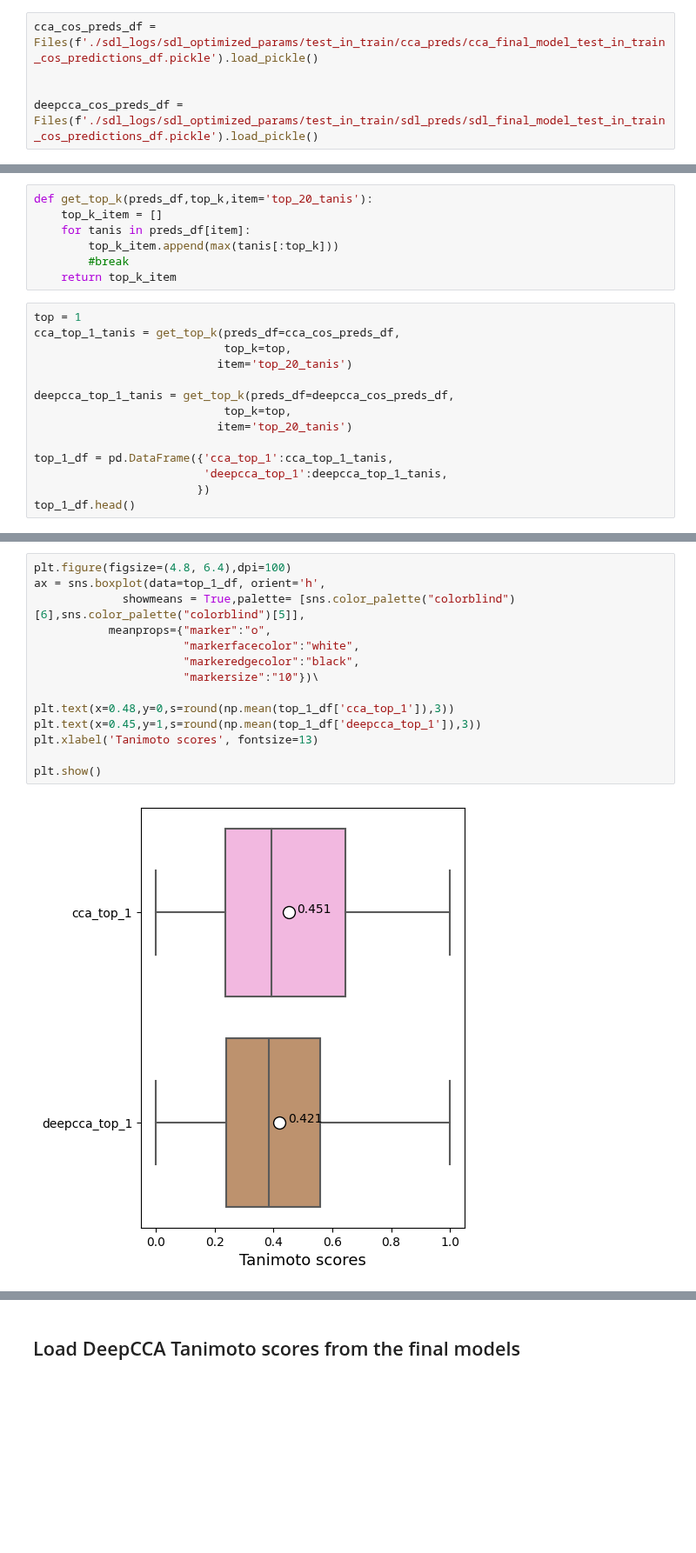
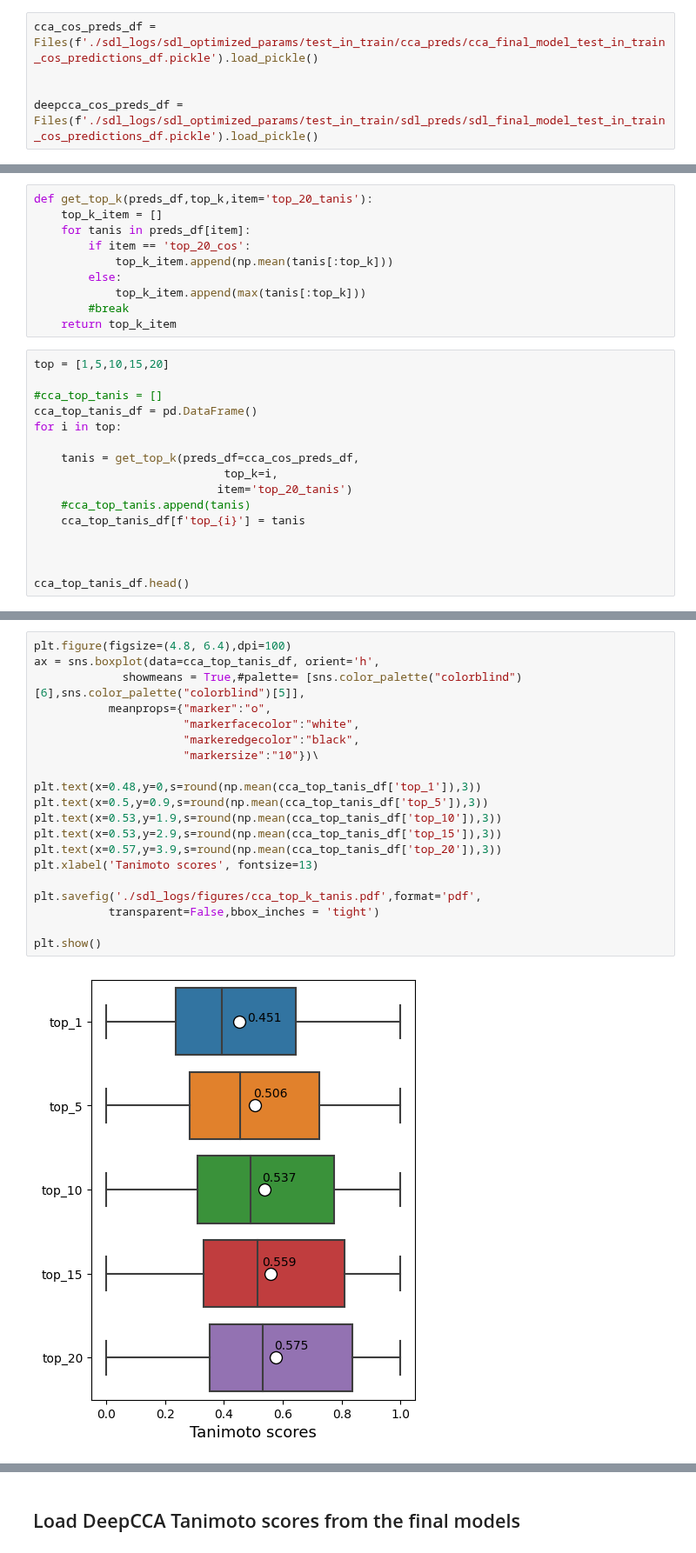
Before and after one commit to LukaLmelias/DeepCCA_thesis, a Jupyter notebook: final_model_prediction_and_evaluation.ipynb, the cells around one changed output, grey strips where cells are left out. Shown at 87% size. Cells and saved outputs as stored; diff of their text form; blank space fills up the shorter version.

Commit message:
top k tanis

```diff
--- a/final_model_prediction_and_evaluation.ipynb
+++ b/final_model_prediction_and_evaluation.ipynb
@@ -581,21 +599,26 @@ deepcca_cos_preds_df = Files(f'./sdl_logs/sdl_optimized_params/test_in_train/sdl
 def get_top_k(preds_df,top_k,item='top_20_tanis'):
     top_k_item = []
     for tanis in preds_df[item]:
-        top_k_item.append(max(tanis[:top_k]))
+        if item == 'top_20_cos':
+            top_k_item.append(np.mean(tanis[:top_k]))
+        else:
+            top_k_item.append(max(tanis[:top_k]))
         #break
     return top_k_item
 # %%
-top = 1
-cca_top_1_tanis = get_top_k(preds_df=cca_cos_preds_df,
-                            top_k=top,
+top = [1,5,10,15,20]
+
+#cca_top_tanis = []
+cca_top_tanis_df = pd.DataFrame()
+for i in top:
+
+    tanis = get_top_k(preds_df=cca_cos_preds_df,
+                            top_k=i,
                            item='top_20_tanis')
+    #cca_top_tanis.append(tanis)
+    cca_top_tanis_df[f'top_{i}'] = tanis
 
-deepcca_top_1_tanis = get_top_k(preds_df=deepcca_cos_preds_df,
-                            top_k=top,
-                           item='top_20_tanis')
 
-top_1_df = pd.DataFrame({'cca_top_1':cca_top_1_tanis,
-                         'deepcca_top_1':deepcca_top_1_tanis,
-                        })
-top_1_df.head()
+
+cca_top_tanis_df.head()
 # %% [output]
@@ -608,16 +631,22 @@ top_1_df.head()
 # %%
 plt.figure(figsize=(4.8, 6.4),dpi=100)
-ax = sns.boxplot(data=top_1_df, orient='h',
-             showmeans = True,palette= [sns.color_palette("colorblind")[6],sns.color_palette("colorblind")[5]],
+ax = sns.boxplot(data=cca_top_tanis_df, orient='h',
+             showmeans = True,#palette= [sns.color_palette("colorblind")[6],sns.color_palette("colorblind")[5]],
            meanprops={"marker":"o",
                       "markerfacecolor":"white",
                       "markeredgecolor":"black",
                       "markersize":"10"})\
 
-plt.text(x=0.48,y=0,s=round(np.mean(top_1_df['cca_top_1']),3))
-plt.text(x=0.45,y=1,s=round(np.mean(top_1_df['deepcca_top_1']),3))
+plt.text(x=0.48,y=0,s=round(np.mean(cca_top_tanis_df['top_1']),3))
+plt.text(x=0.5,y=0.9,s=round(np.mean(cca_top_tanis_df['top_5']),3))
+plt.text(x=0.53,y=1.9,s=round(np.mean(cca_top_tanis_df['top_10']),3))
+plt.text(x=0.53,y=2.9,s=round(np.mean(cca_top_tanis_df['top_15']),3))
+plt.text(x=0.57,y=3.9,s=round(np.mean(cca_top_tanis_df['top_20']),3))
 plt.xlabel('Tanimoto scores', fontsize=13)
 
+plt.savefig('./sdl_logs/figures/cca_top_k_tanis.pdf',format='pdf',
+           transparent=False,bbox_inches = 'tight')
+
 plt.show()
 # %% [output]
-[figure, old version]
+[figure, new version]
```
Also changed, not shown: parts of 15 cells of this notebook.
